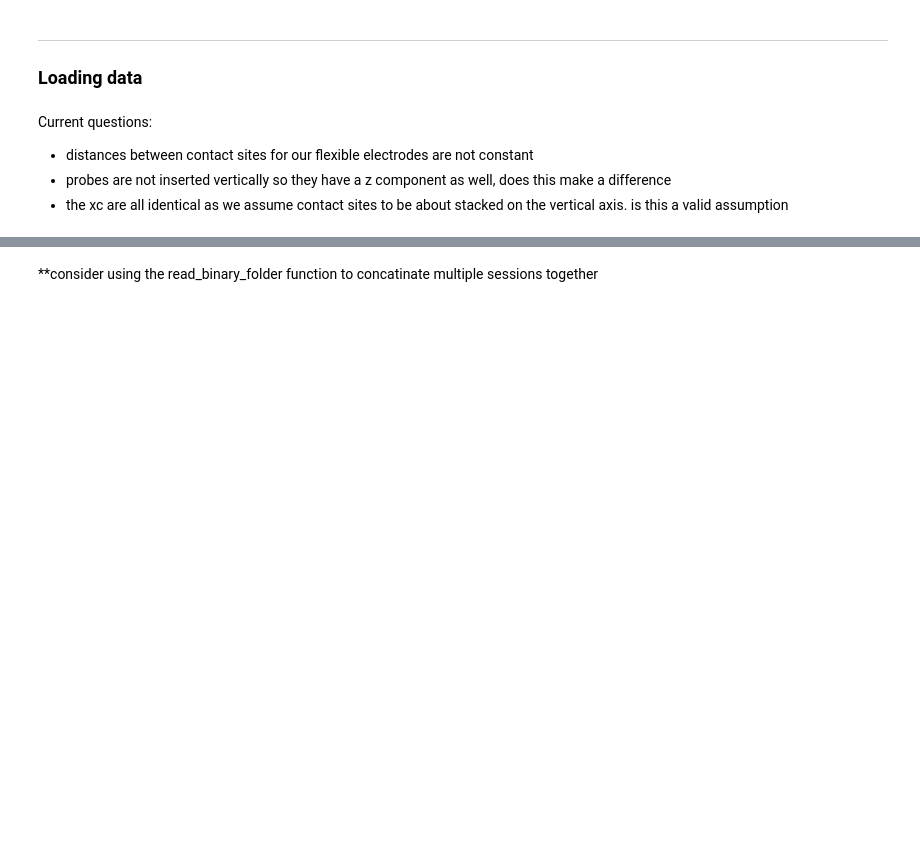
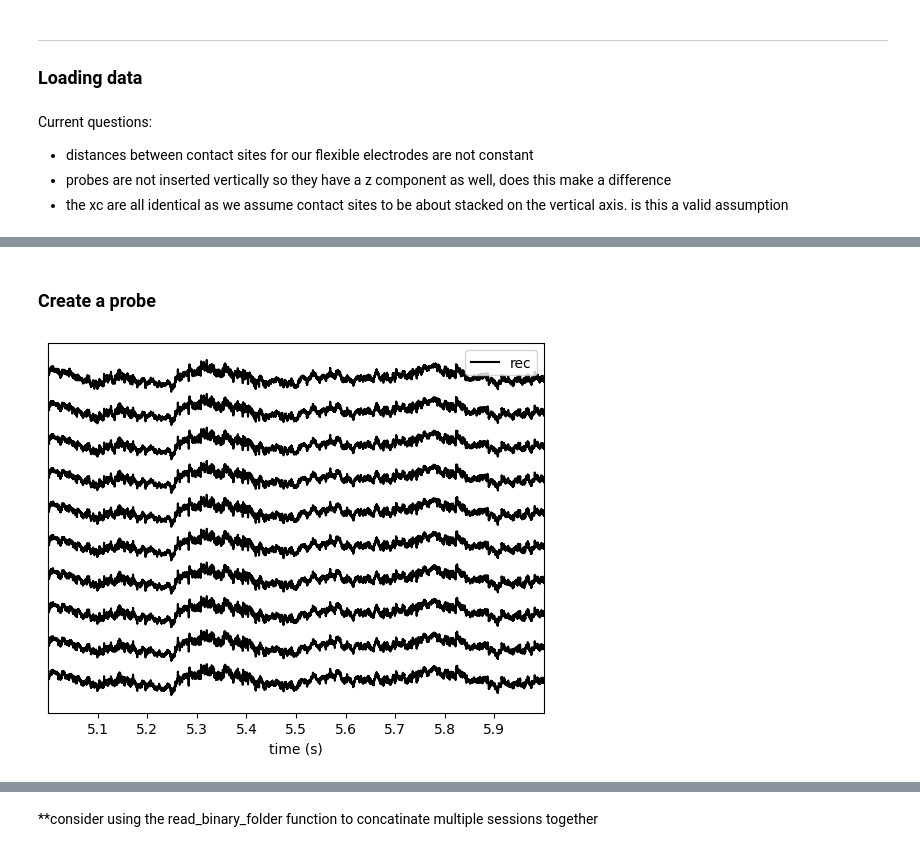
Before and after one commit to BruneBettler/SpikeExplore, a Jupyter notebook: dataExploration.ipynb, the cells around one changed output, grey strips where cells are left out. Saved outputs shown, nothing was run; the diff lists cells and outputs as text; code cells hidden in the pictures; blank space fills up the shorter version.

```diff
--- a/dataExploration.ipynb
+++ b/dataExploration.ipynb
@@ -29,0 +121,6 @@ recording = si.read_binary(dat_path, sampling_frequency=30000, num_chan=32, dtyp
+# %% [markdown]
+### Create a probe
+# %%
+w_ts = sw.plot_traces(recording, time_range=[5,6], channel_ids=channel_ids[:10], vspacing_factor=2)
+# %% [output]
+[figure, added]
```
Also changed, not shown: parts of 12 cells of this notebook, 4 other files.
